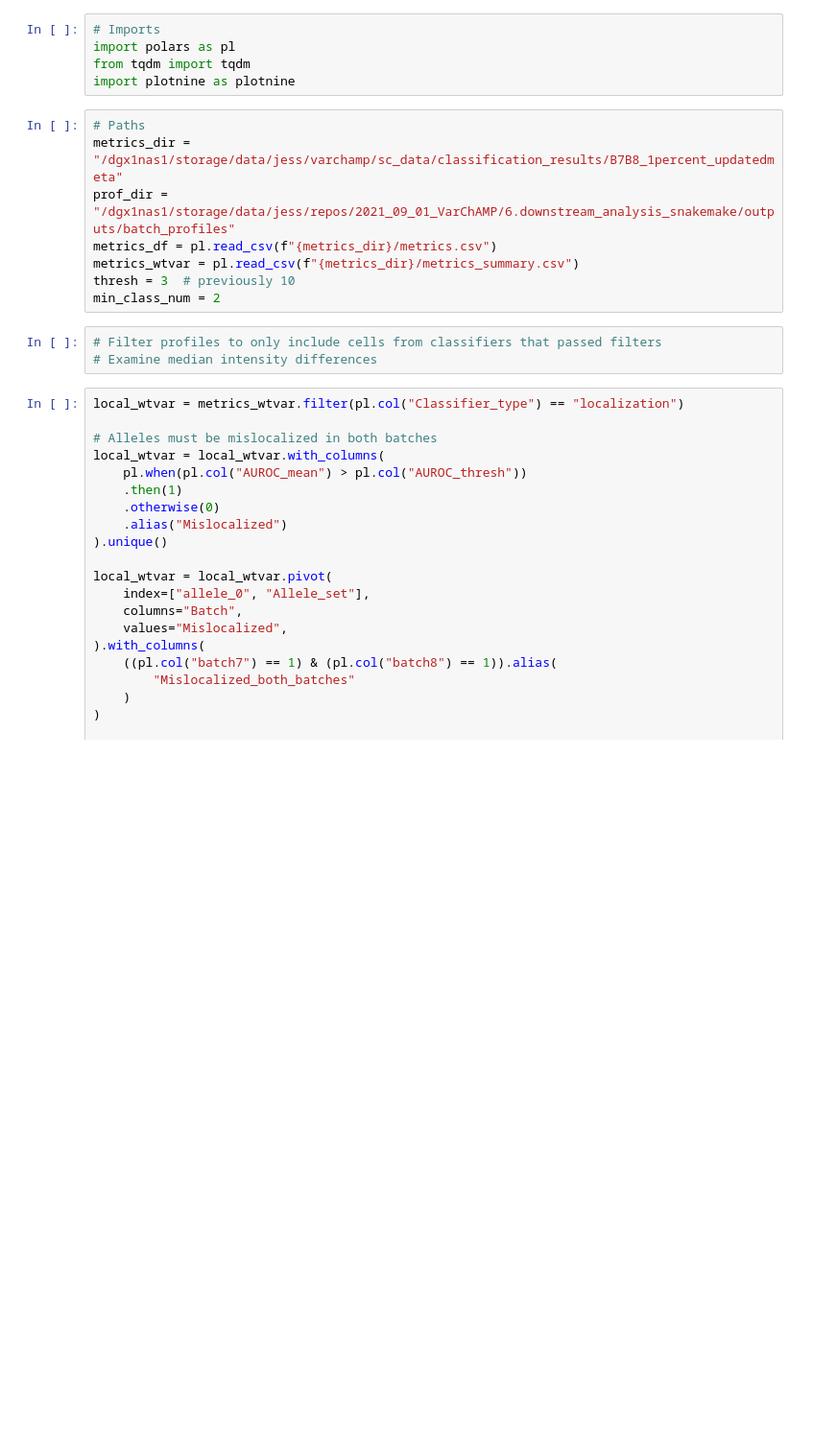
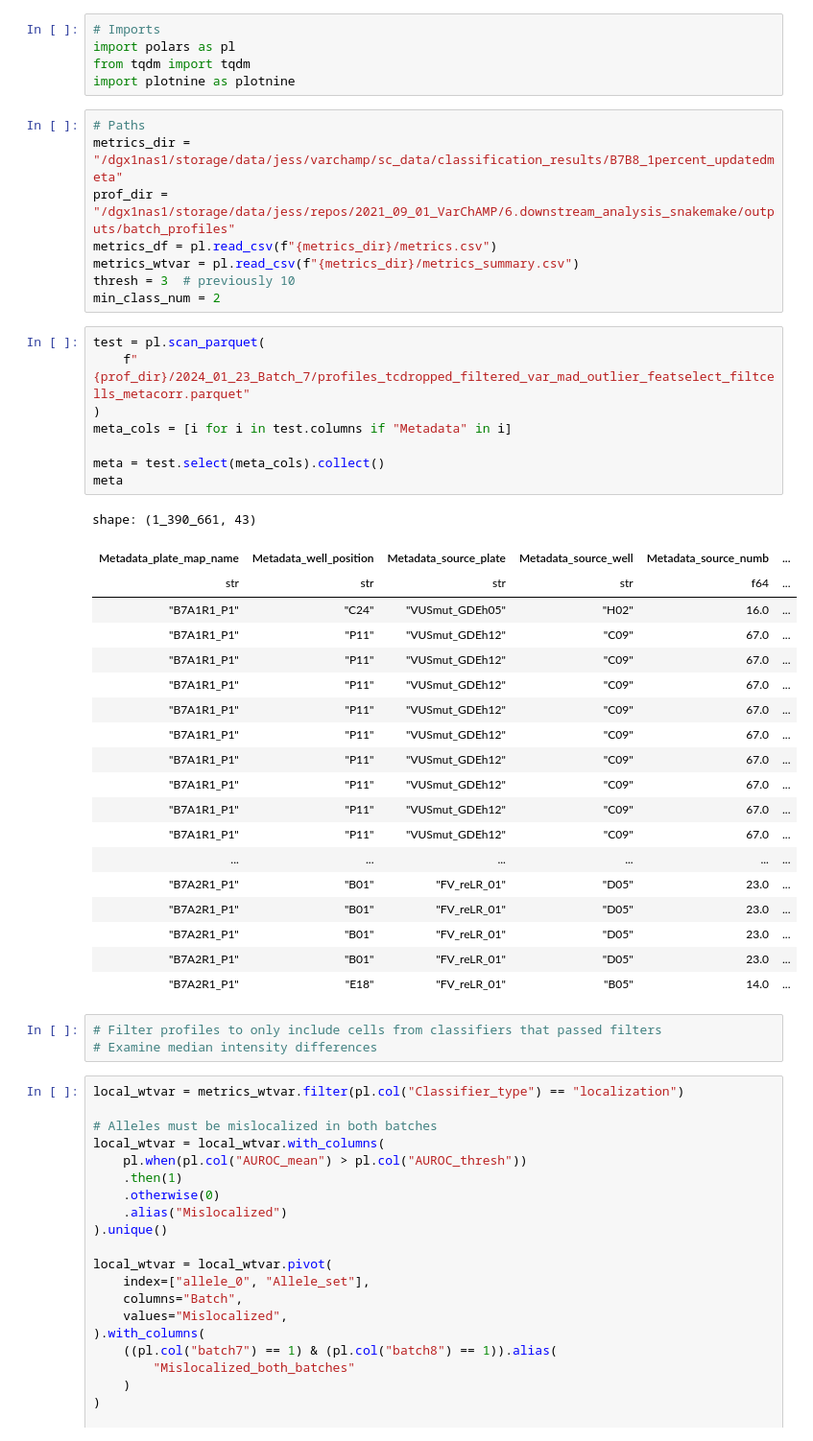
Before and after one commit to runxi-shen/2021_09_01_VarChAMP, a Jupyter notebook: 7.downstream_analysis_jess/final_notebooks/5_flag_abundance_hits.ipynb, the cells around one changed output. Shown at 96% size. Cells and saved outputs as stored; diff of their text form; blank space fills up the shorter version.

```diff
--- a/7.downstream_analysis_jess/final_notebooks/5_flag_abundance_hits.ipynb
+++ b/7.downstream_analysis_jess/final_notebooks/5_flag_abundance_hits.ipynb
@@ -13,6 +13,34 @@ metrics_df = pl.read_csv(f"{metrics_dir}/metrics.csv")
 metrics_wtvar = pl.read_csv(f"{metrics_dir}/metrics_summary.csv")
 thresh = 3  # previously 10
 min_class_num = 2
+# %%
+test = pl.scan_parquet(
+    f"{prof_dir}/2024_01_23_Batch_7/profiles_tcdropped_filtered_var_mad_outlier_featselect_filtcells_metacorr.parquet"
+)
+meta_cols = [i for i in test.columns if "Metadata" in i]
+
+meta = test.select(meta_cols).collect()
+meta
+# %% [output]
+shape: (1_390_661, 43)
+| Metadata_plate_map_name | Metadata_well_position | Metadata_source_plate | Metadata_source_well | Metadata_source_numb | ... |
+| str | str | str | str | f64 | ... |
+| "B7A1R1_P1" | "C24" | "VUSmut_GDEh05" | "H02" | 16.0 | ... |
+| "B7A1R1_P1" | "P11" | "VUSmut_GDEh12" | "C09" | 67.0 | ... |
+| "B7A1R1_P1" | "P11" | "VUSmut_GDEh12" | "C09" | 67.0 | ... |
+| "B7A1R1_P1" | "P11" | "VUSmut_GDEh12" | "C09" | 67.0 | ... |
+| "B7A1R1_P1" | "P11" | "VUSmut_GDEh12" | "C09" | 67.0 | ... |
+| "B7A1R1_P1" | "P11" | "VUSmut_GDEh12" | "C09" | 67.0 | ... |
+| "B7A1R1_P1" | "P11" | "VUSmut_GDEh12" | "C09" | 67.0 | ... |
+| "B7A1R1_P1" | "P11" | "VUSmut_GDEh12" | "C09" | 67.0 | ... |
+| "B7A1R1_P1" | "P11" | "VUSmut_GDEh12" | "C09" | 67.0 | ... |
+| "B7A1R1_P1" | "P11" | "VUSmut_GDEh12" | "C09" | 67.0 | ... |
+| ... | ... | ... | ... | ... | ... |
+| "B7A2R1_P1" | "B01" | "FV_reLR_01" | "D05" | 23.0 | ... |
+| "B7A2R1_P1" | "B01" | "FV_reLR_01" | "D05" | 23.0 | ... |
+| "B7A2R1_P1" | "B01" | "FV_reLR_01" | "D05" | 23.0 | ... |
+| "B7A2R1_P1" | "B01" | "FV_reLR_01" | "D05" | 23.0 | ... |
+| "B7A2R1_P1" | "E18" | "FV_reLR_01" | "B05" | 14.0 | ... |
 # %%
 # Filter profiles to only include cells from classifiers that passed filters
 # Examine median intensity differences
```
Also changed, not shown: parts of 11 cells of this notebook, 7 other files.
